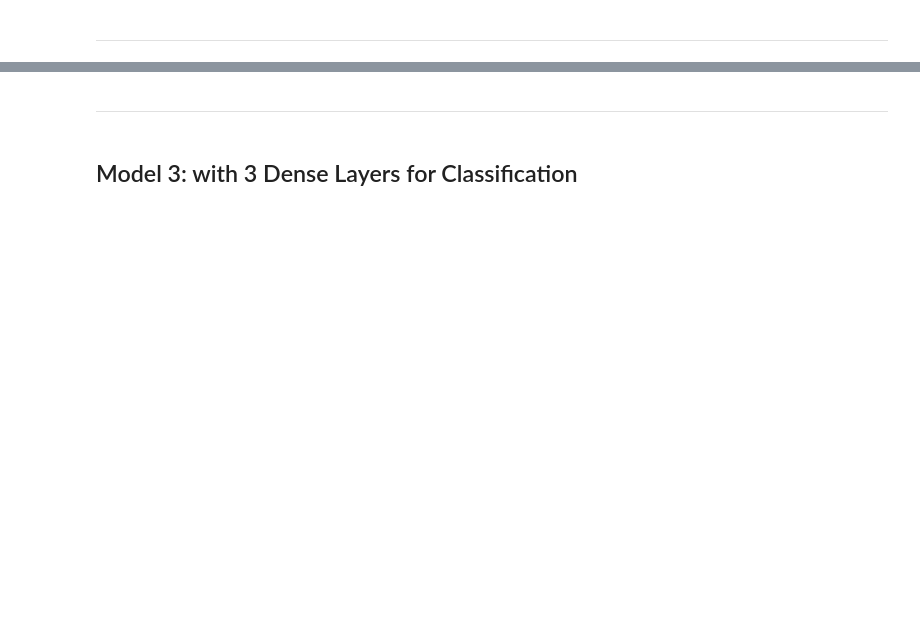
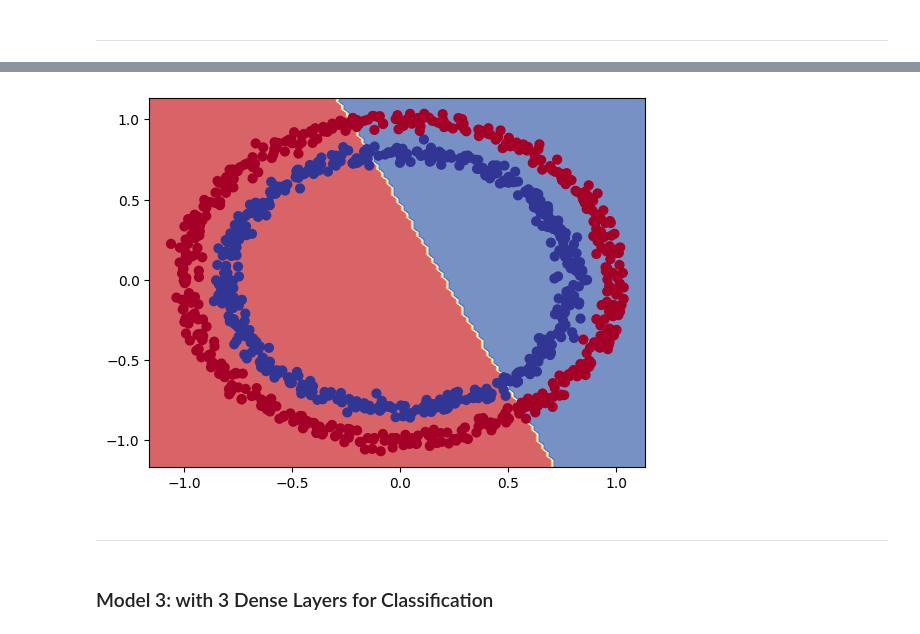
Before and after one commit to BUFONJOKER/tensorflow-zero-to-mastery, a Jupyter notebook: 2_classification.ipynb, the cells around one changed output, grey strips where cells are left out. Saved outputs shown, nothing was run; the diff lists cells and outputs as text; code cells hidden in the pictures; blank space fills up the shorter version.

```diff
--- a/2_classification.ipynb
+++ b/2_classification.ipynb
@@ -207,0 +264,3 @@ plot_accuracy(history_2)
+# %%
+plot_decision_boundary(model_2, X, y)
+# %% [output]
@@ -208,7 +269,8 @@ plot_accuracy(history_2)
+[figure, added]
 # %% [markdown]
 ---
 # %% [markdown]
-## Model 3: with 3 Dense Layers for Classification
+### Model 3: with 3 Dense Layers for Classification
 # %%
 model_3 = tf.keras.Sequential(
     [
```
Also changed, not shown: parts of 69 cells of this notebook.
